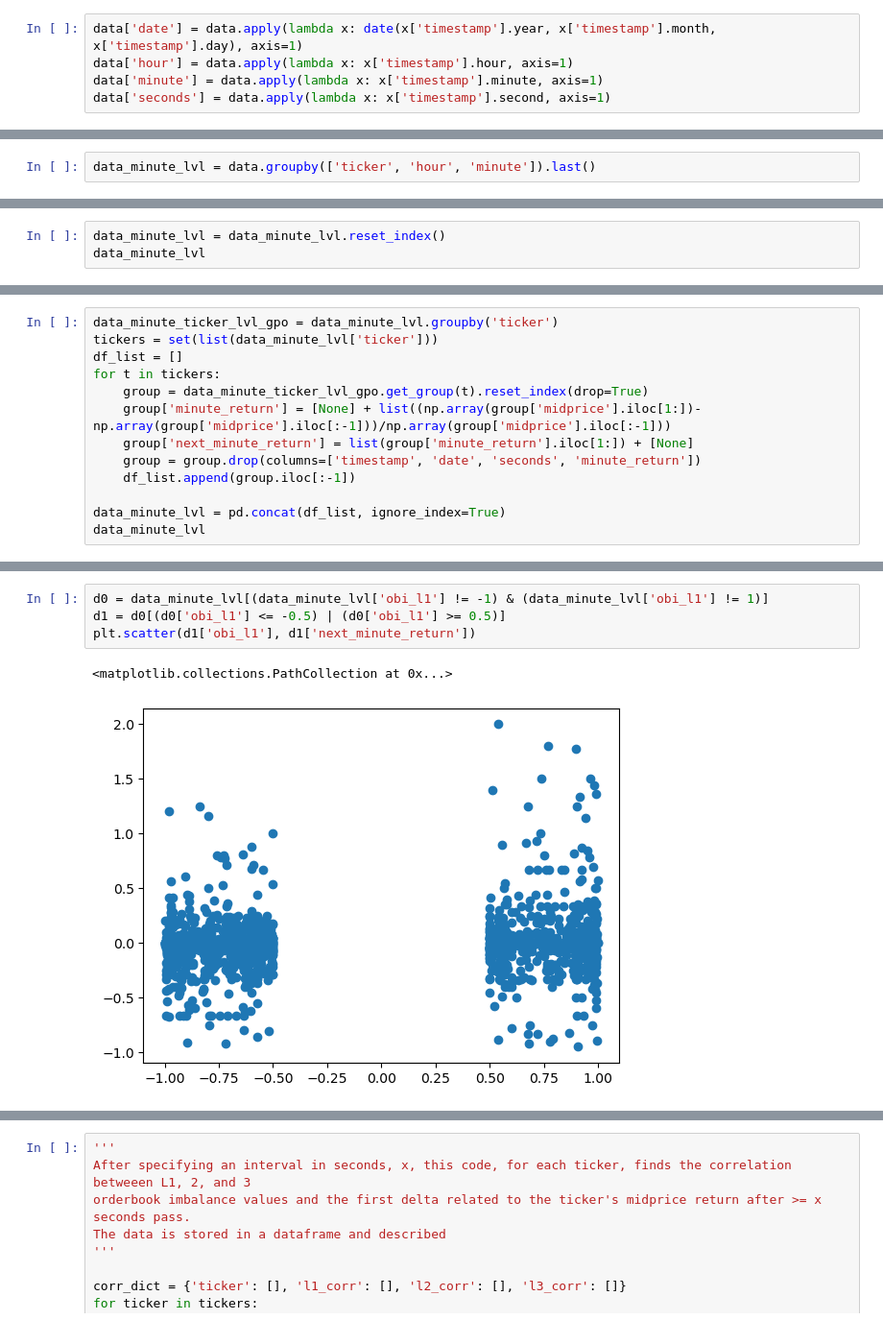
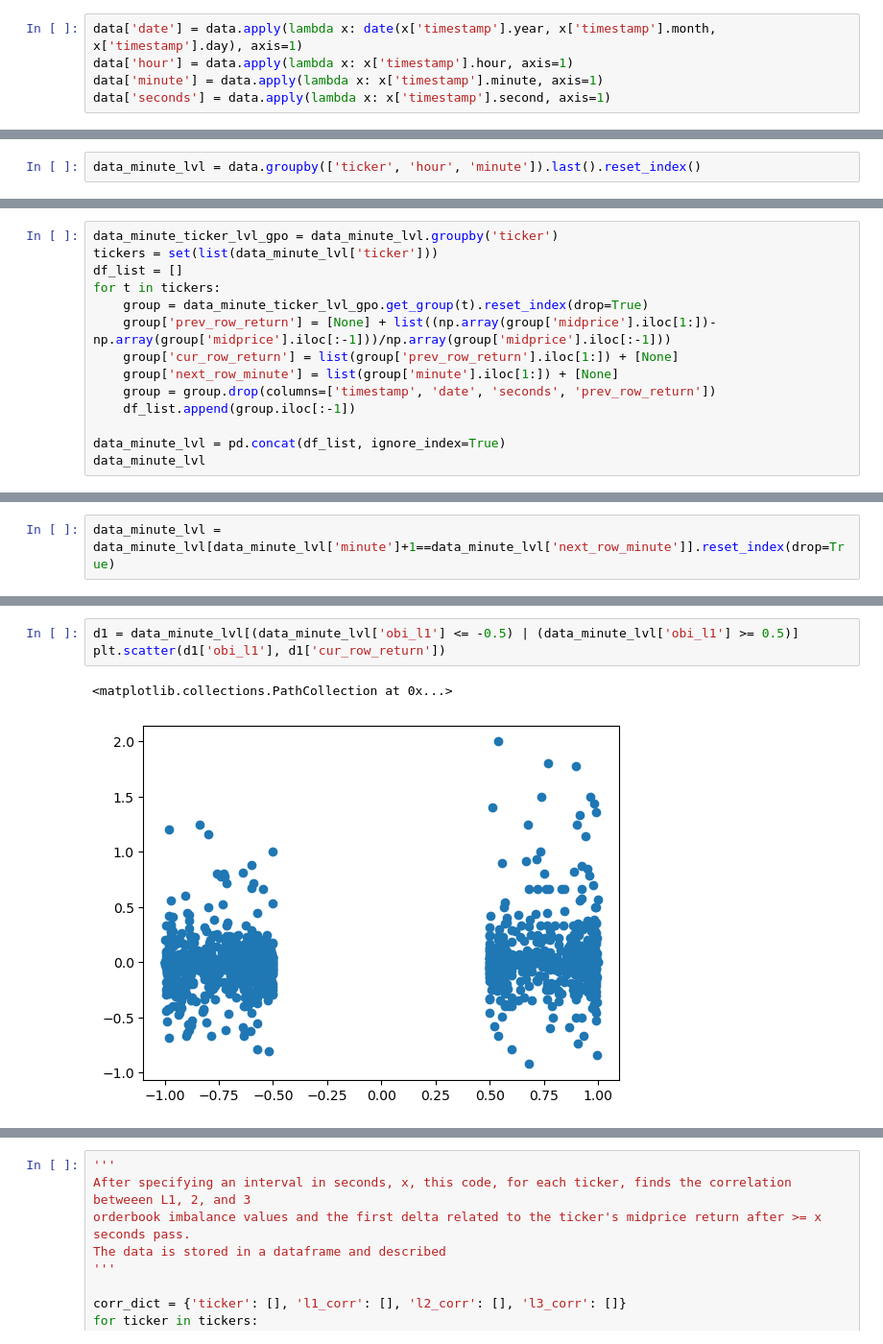
Before and after one commit to ijamil1/kalshi_mm, a Jupyter notebook: exploring_order_book_indicators_predictive_powers.ipynb, the cells around one changed output, grey strips where cells are left out. Shown at 96% size. Drawn from its saved outputs; the diff is of its cells as text.

```diff
--- a/exploring_order_book_indicators_predictive_powers.ipynb
+++ b/exploring_order_book_indicators_predictive_powers.ipynb
@@ -148,5 +147,5 @@ data
 # %%
-data_minute_lvl = data.groupby(['ticker', 'hour', 'minute']).last()
+data_minute_lvl = data.groupby(['ticker', 'hour', 'minute']).last().reset_index()
 # %%
 data_minute_lvl
 # %% [output]
@@ -167,3 +164,0 @@ data_minute_lvl
-# %%
-data_minute_lvl = data_minute_lvl.reset_index()
-data_minute_lvl
@@ -187,9 +168,10 @@ tickers = set(list(data_minute_lvl['ticker']))
 df_list = []
 for t in tickers:
     group = data_minute_ticker_lvl_gpo.get_group(t).reset_index(drop=True)
-    group['minute_return'] = [None] + list((np.array(group['midprice'].iloc[1:])-np.array(group['midprice'].iloc[:-1]))/np.array(group['midprice'].iloc[:-1]))
-    group['next_minute_return'] = list(group['minute_return'].iloc[1:]) + [None]
-    group = group.drop(columns=['timestamp', 'date', 'seconds', 'minute_return'])
+    group['prev_row_return'] = [None] + list((np.array(group['midprice'].iloc[1:])-np.array(group['midprice'].iloc[:-1]))/np.array(group['midprice'].iloc[:-1]))
+    group['cur_row_return'] = list(group['prev_row_return'].iloc[1:]) + [None]
+    group['next_row_minute'] = list(group['minute'].iloc[1:]) + [None]
+    group = group.drop(columns=['timestamp', 'date', 'seconds', 'prev_row_return'])
     df_list.append(group.iloc[:-1])
 
 data_minute_lvl = pd.concat(df_list, ignore_index=True)
@@ -210,0 +193,2 @@ data_minute_lvl
+# %%
+data_minute_lvl = data_minute_lvl[data_minute_lvl['minute']+1==data_minute_lvl['next_row_minute']].reset_index(drop=True)
@@ -211,7 +211,6 @@ data_minute_lvl
 # %%
-d0 = data_minute_lvl[(data_minute_lvl['obi_l1'] != -1) & (data_minute_lvl['obi_l1'] != 1)]
-d1 = d0[(d0['obi_l1'] <= -0.5) | (d0['obi_l1'] >= 0.5)]
-plt.scatter(d1['obi_l1'], d1['next_minute_return'])
+d1 = data_minute_lvl[(data_minute_lvl['obi_l1'] <= -0.5) | (data_minute_lvl['obi_l1'] >= 0.5)]
+plt.scatter(d1['obi_l1'], d1['cur_row_return'])
 # %% [output]
 <matplotlib.collections.PathCollection at 0x...>
-[figure, old version]
+[figure, new version]
```
Also changed, not shown: parts of 23 cells of this notebook, 1 other file.
